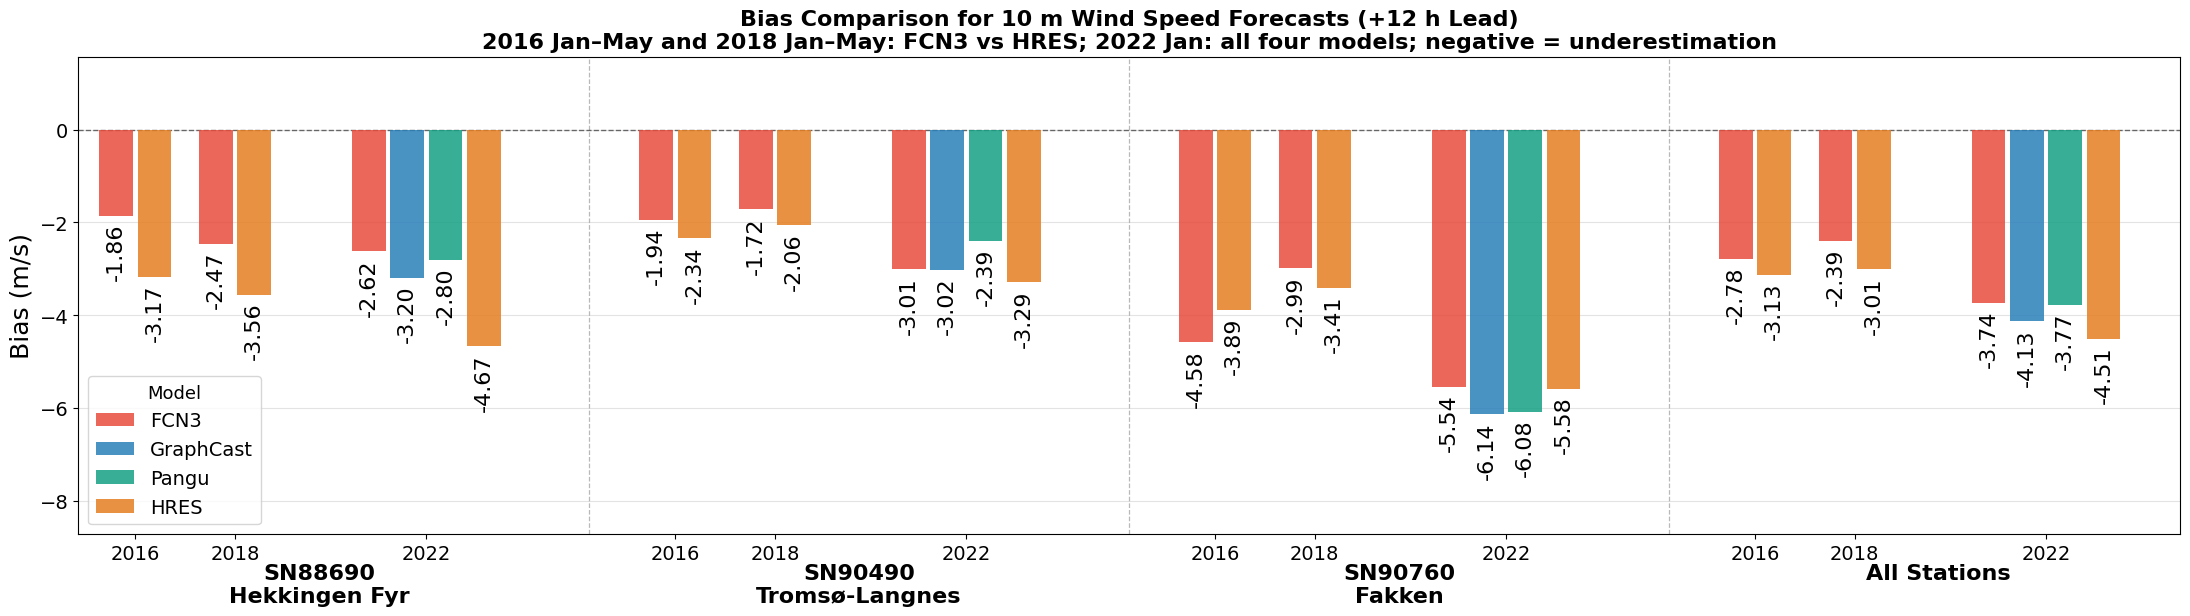
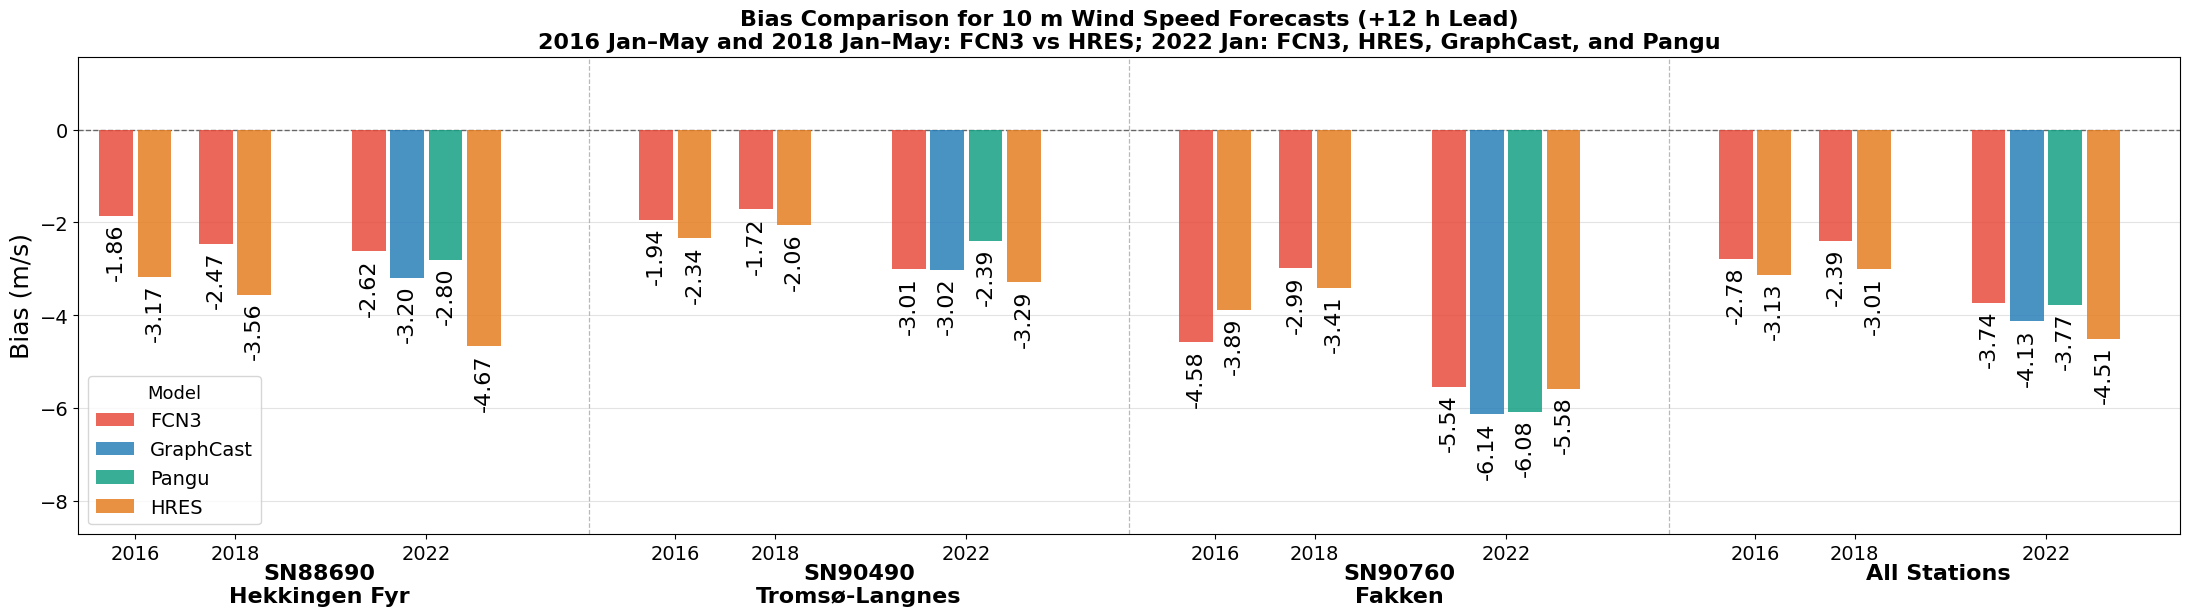
The notebook cell's code change between the first figure and the second:
--- before
+++ after
@@ -47,5 +47,5 @@
 ax.set_title(
     'Bias Comparison for 10 m Wind Speed Forecasts (+12 h Lead)\n'
-    '2016 Jan–May and 2018 Jan–May: FCN3 vs HRES; 2022 Jan: all four models; negative = underestimation',
+    '2016 Jan–May and 2018 Jan–May: FCN3 vs HRES; 2022 Jan: FCN3, HRES, GraphCast, and Pangu',
     fontsize=16, fontweight='bold',
 )
@@ -53,5 +53,5 @@
 plt.subplots_adjust(bottom=0.10)
 out = FIG_OUT / 'bar_bias_3yr.png'
-plt.savefig(out, dpi=130, bbox_inches='tight')
+plt.savefig(out, dpi=300, bbox_inches='tight')
 plt.show()
 print(f'Saved: {out}')

Commit: update figures